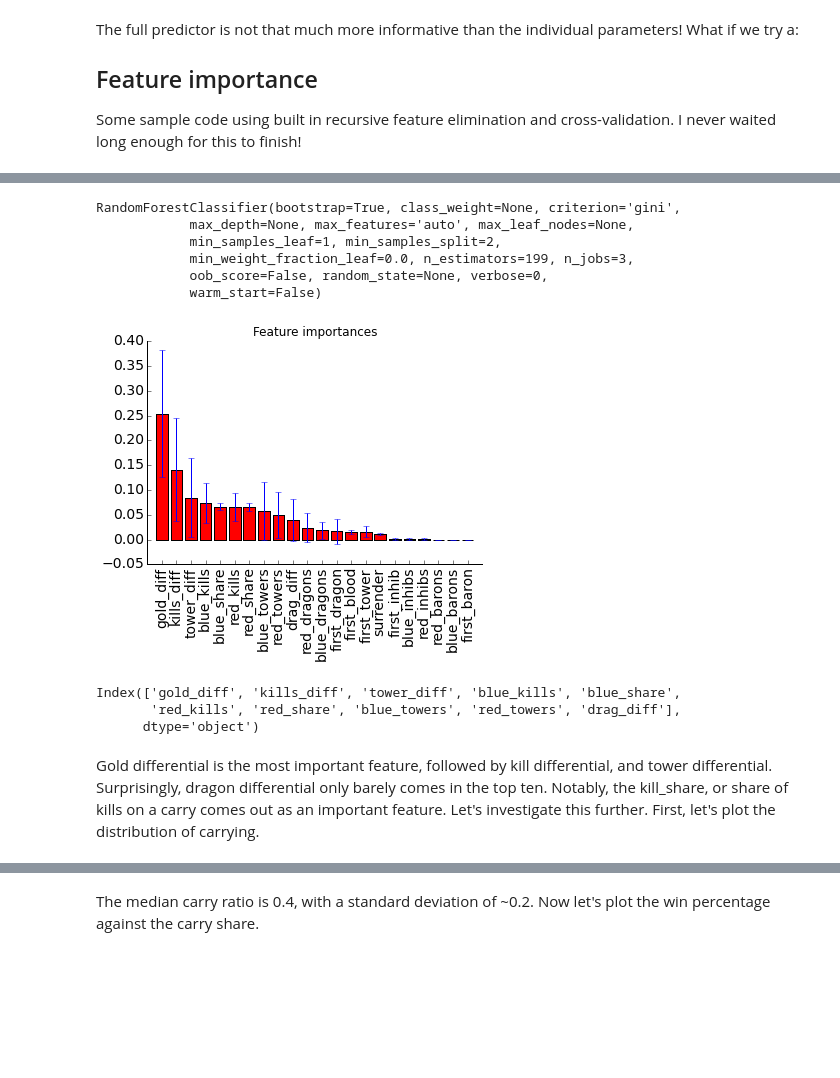
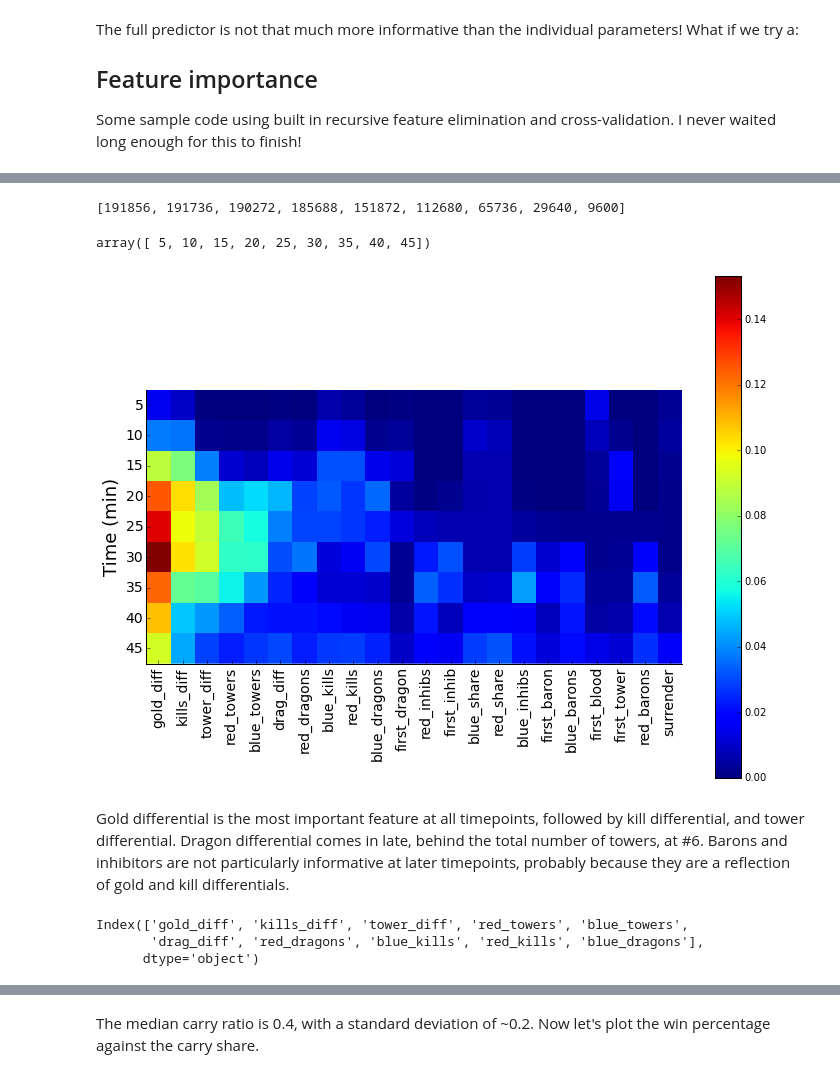
Before and after one commit to map222/lolML, a Jupyter notebook: League of Legends.ipynb, the cells around one changed output, grey strips where cells are left out. Cells and saved outputs as stored; diff of their text form; code cells hidden in the pictures; blank space fills up the shorter version.

Commit message:
Expanded feature importance to multiple timepoints
Expanded the feature importance calculation to multiple timepoints.
Reduced error messages to avoid spam.

```diff
--- a/League of Legends.ipynb
+++ b/League of Legends.ipynb
@@ -238,41 +235,45 @@ Start with a non-cross validated random forest to get a sense of which features
+# %%
+timeline_end = 50
+time_indices = np.arange(5, timeline_end, 5)
+timelines_df = [feature_calc.calc_features_all_matches(full_match_info, x) for x in time_indices]
+print([x.shape[0] for x in timelines_df])
+# %% [output]
+[191856, 191736, 190272, 185688, 151872, 112680, 65736, 29640, 9600]
 # %%
 from sklearn.ensemble import RandomForestClassifier
+big_forest = RandomForestClassifier(n_jobs = 3, n_estimators = 100, max_features = 'sqrt')
-# %%
-big_forest = RandomForestClassifier(n_jobs = 3, n_estimators = 199)
-big_forest.fit(games_df[train_col], games_df['winner'])
-# %% [output]
-RandomForestClassifier(bootstrap=True, class_weight=None, criterion='gini',
-            max_depth=None, max_features='auto', max_leaf_nodes=None,
-            min_samples_leaf=1, min_samples_split=2,
-            min_weight_fraction_leaf=0.0, n_estimators=199, n_jobs=3,
-            oob_score=False, random_state=None, verbose=0,
-            warm_start=False)
 # %%
-importances = big_forest.feature_importances_
-std = np.std([tree.feature_importances_ for tree in big_forest.estimators_],
-             axis=0)
-indices = np.argsort(importances)[::-1]
+importances = std = np.zeros([len(timelines_df), np.size(train_col)])
+for i, cur_df in enumerate(timelines_df):
+    big_forest.fit(cur_df[train_col], cur_df['winner'])
+    importances[i] = big_forest.feature_importances_
+    std[i] = np.std([tree.feature_importances_ for tree in big_forest.estimators_],
+                 axis=0)
+indices = np.argsort(importances[4])[::-1]
 #for f in range(10):
 #    print("%d. feature %s (%f)" % (f + 1, str(train_col[indices[f]]), importances[indices[f]]))
+# %%
+time_indices
+# %% [output]
+array([ 5, 10, 15, 20, 25, 30, 35, 40, 45])
 # %%
-plt.figure()
-plt.title("Feature importances")
-plt.bar(range(num_features), importances[indices],
-       color="r", yerr=std[indices], align="center")
-plt.xticks(range(num_features), indices)
-plt.xlim([-1, num_features])
+feature_fig = plt.figure(figsize = [12,9])
+plt.imshow(importances[:,indices], interpolation = 'none', extent = [0, num_features*4, 47.5, 2.5])
+plt.ylabel('Time (min)', fontsize = 18)
+plt.xticks(np.arange(0, num_features*4, 4)+2, indices)
 x_tick_labels = [str(x) for x in train_col[indices]]
 plt.gca().set_xticklabels(x_tick_labels, rotation = 90)
 lol_plt.prettify_axes(plt.gca())
-plt.show()
+plt.gca().yaxis.set_ticks(time_indices);
+plt.colorbar();
 # %% [output]
-[figure, old version]
+[figure, new version]
+# %% [markdown]
+Gold differential is the most important feature at all timepoints, followed by kill differential, and tower differential. Dragon differential comes in late, behind the total number of towers, at #6. Barons and inhibitors are not particularly informative at later timepoints, probably because they are a reflection of gold and kill differentials.
 # %%
-important_col = train_col[indices[:10]]
+important_col = train_col[indices[:6]]
 important_col
 # %% [output]
-Index(['gold_diff', 'kills_diff', 'tower_diff', 'blue_kills', 'blue_share',
-       'red_kills', 'red_share', 'blue_towers', 'red_towers', 'drag_diff'],
+Index(['gold_diff', 'kills_diff', 'tower_diff', 'red_towers', 'blue_towers',
+       'drag_diff', 'red_dragons', 'blue_kills', 'red_kills', 'blue_dragons'],
       dtype='object')
-# %% [markdown]
-Gold differential is the most important feature, followed by kill differential, and tower differential. Surprisingly, dragon differential only barely comes in the top ten. Notably, the kill_share, or share of kills on a carry comes out as an important feature. Let's investigate this further. First, let's plot the distribution of carrying.
```
Also changed, not shown: parts of 28 cells of this notebook, 1 other file.
